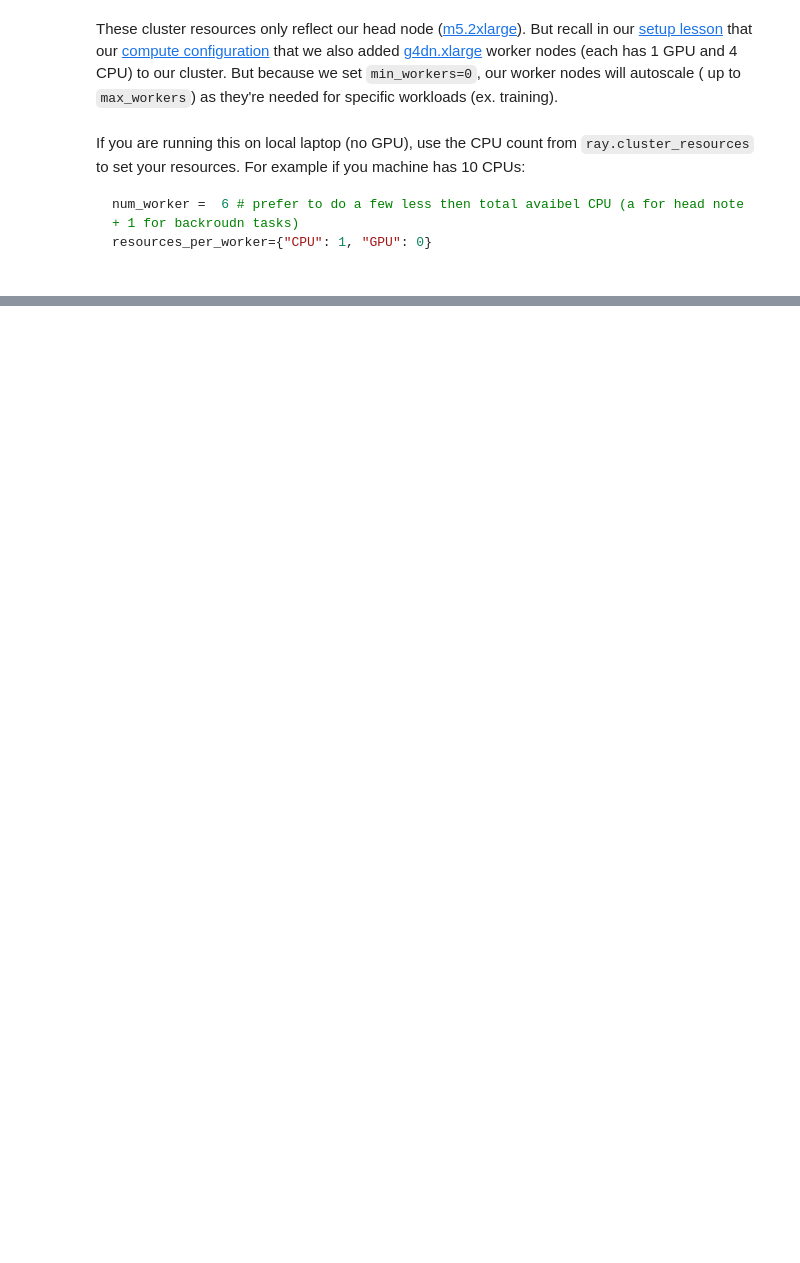
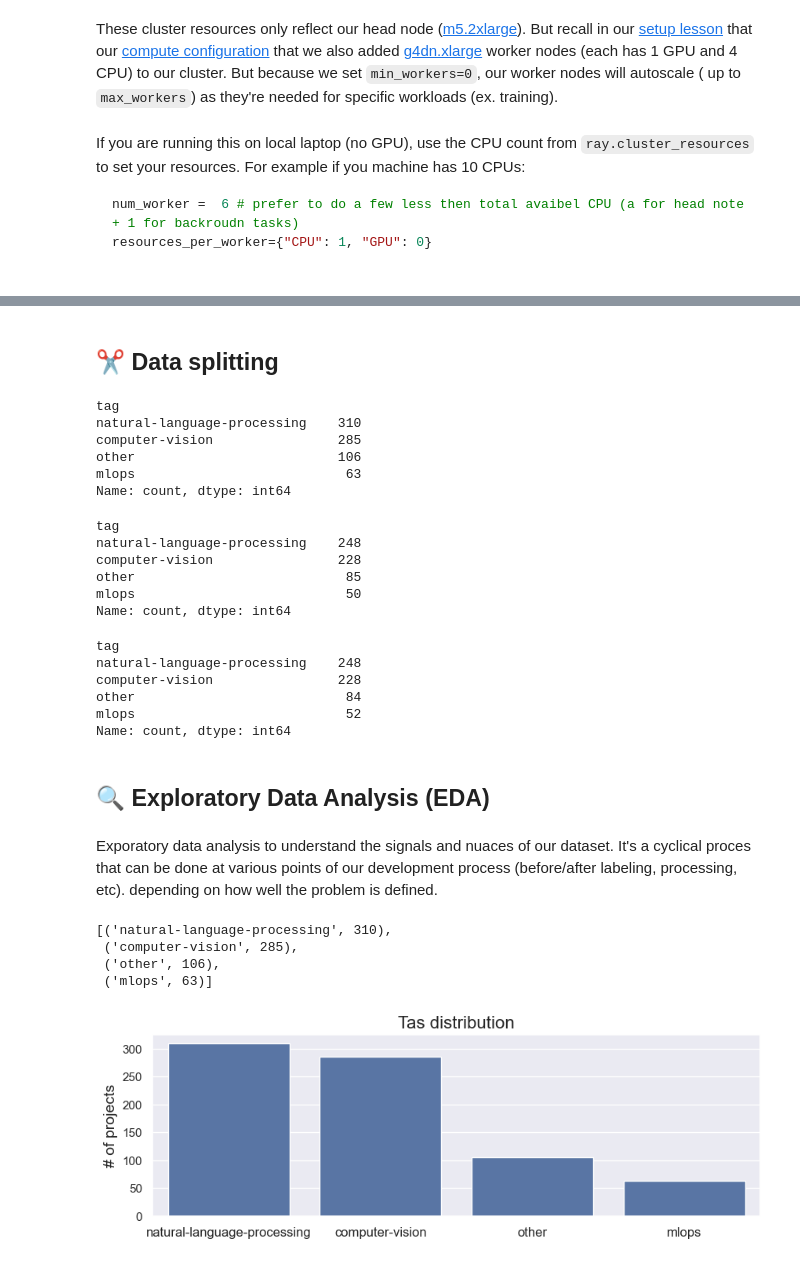
Before and after one commit to agusabdulrahman/made-with-ml, a Jupyter notebook: notebooks/madewithml.ipynb, the cells around one changed output, grey strips where cells are left out. Drawn from its saved outputs; the diff is of its cells as text; code cells hidden in the pictures; blank space fills up the shorter version.

```diff
--- a/notebooks/madewithml.ipynb
+++ b/notebooks/madewithml.ipynb
@@ -64,0 +93,5 @@ EFS_DIR = f"/efs/shared_storage/madewithml/{os.environ['GITHUB_USERNAME']}"
+# %%
+# Data ingestion
+DATASET_LOC = "https://raw.githubusercontent.com/agusabdulrahman/Made-With-ML/main/datasets/dataset.csv"
+df = pd.read_csv(DATASET_LOC)
+df.head()
@@ -64,0 +105,2 @@ EFS_DIR = f"/efs/shared_storage/madewithml/{os.environ['GITHUB_USERNAME']}"
+# %% [markdown]
+## ✂️ Data splitting
@@ -64,0 +109,10 @@ EFS_DIR = f"/efs/shared_storage/madewithml/{os.environ['GITHUB_USERNAME']}"
+# %%
+# Value counts
+df.tag.value_counts()
+# %% [output]
+tag
+natural-language-processing    310
+computer-vision                285
+other                          106
+mlops                           63
+Name: count, dtype: int64
@@ -64,0 +123,24 @@ EFS_DIR = f"/efs/shared_storage/madewithml/{os.environ['GITHUB_USERNAME']}"
+# %%
+# Train value counts
+train_df.tag.value_counts()
+# %% [output]
+tag
+natural-language-processing    248
+computer-vision                228
+other                           85
+mlops                           50
+Name: count, dtype: int64
+# %%
+# Validation (adjusted) value counts
+val_df.tag.value_counts() * int((1-test_size)/test_size)
+# %% [output]
+tag
+natural-language-processing    248
+computer-vision                228
+other                           84
+mlops                           52
+Name: count, dtype: int64
+# %% [markdown]
+## 🔍 Exploratory Data Analysis (EDA)
+# %% [markdown]
+Exporatory data analysis to understand the signals and nuaces of our dataset. It's a cyclical proces that can be done at various points of our development process (before/after labeling, processing, etc). depending on how well the problem is defined.
@@ -64,0 +153,20 @@ EFS_DIR = f"/efs/shared_storage/madewithml/{os.environ['GITHUB_USERNAME']}"
+# %%
+# Most common tags
+all_tags = Counter(df.tag)
+all_tags.most_common()
+# %% [output]
+[('natural-language-processing', 310),
+ ('computer-vision', 285),
+ ('other', 106),
+ ('mlops', 63)]
+# %%
+# Plot tag frequencies
+tags, tag_counts = zip(*all_tags.most_common())
+plt.figure(figsize=(10, 3))
+ax = sns.barplot(x=list(tags), y=list(tag_counts))
+ax.set_xticklabels(tags, rotation=0, fontsize=12)
+plt.title("Tas distribution", fontsize=16)
+plt.ylabel("# of projects", fontsize=14)
+plt.show()
+# %% [output]
+[figure, added]
```
Also changed, not shown: parts of 19 cells of this notebook, 2 other files.
